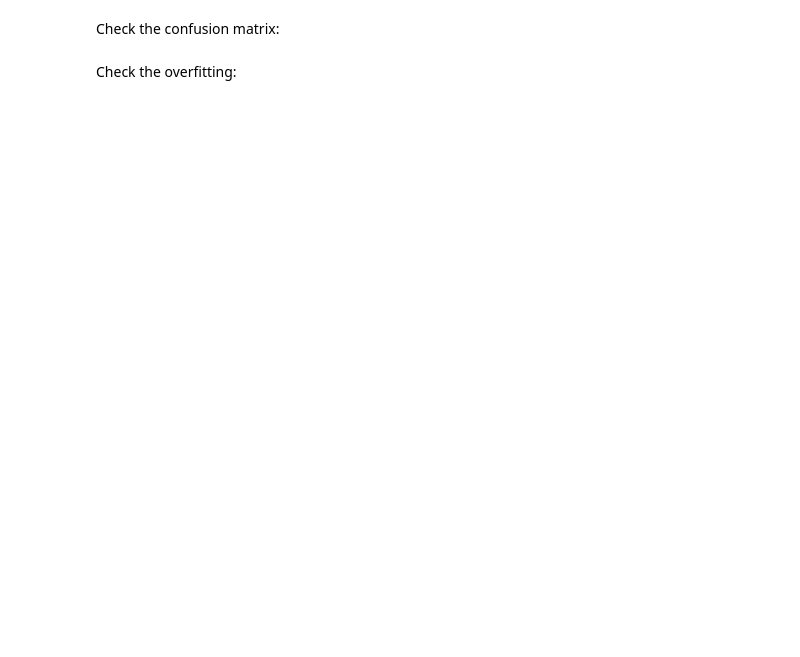
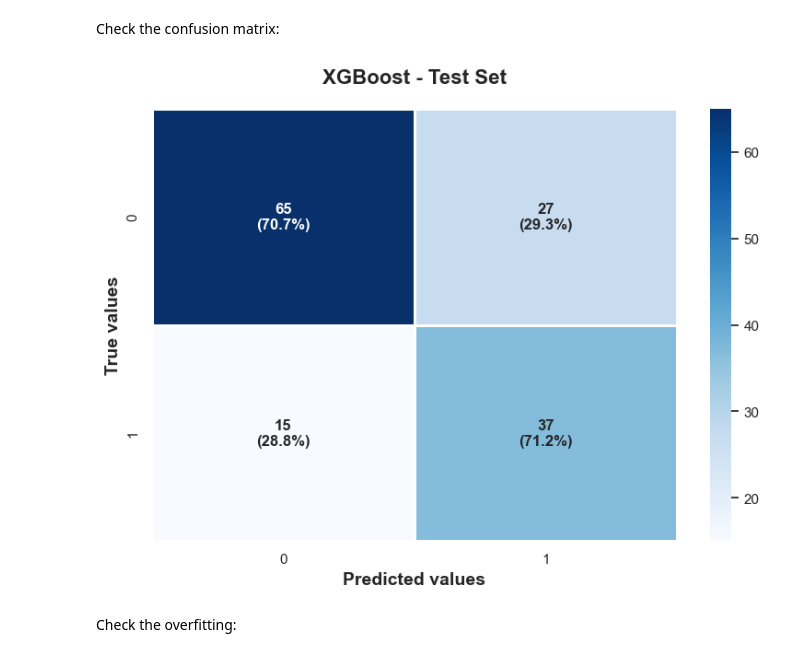
Before and after one commit to MiguelGomGar/TFM, a Jupyter notebook: notebooks/models_testing.ipynb, the cells around one changed output. Saved outputs shown, nothing was run; the diff lists cells and outputs as text; code cells hidden in the pictures; blank space fills up the shorter version.

```diff
--- a/notebooks/models_testing.ipynb
+++ b/notebooks/models_testing.ipynb
@@ -576,4 +707,13 @@ Show hyperparameters to check if the distributions are wide enough:
 # %% [markdown]
 Check the confusion matrix:
+# %%
+# Compute predictions for the test set
+y_pred_XGB = optimized_XGB.predict(X_test)
+
+# Display confusion matrix
+plot_cm(y_true=y_test, y_pred=y_pred_XGB,
+        title="XGBoost - Test Set")
+# %% [output]
+[figure, added]
 # %% [markdown]
 Check the overfitting:
```
Also changed, not shown: parts of 29 cells of this notebook.
